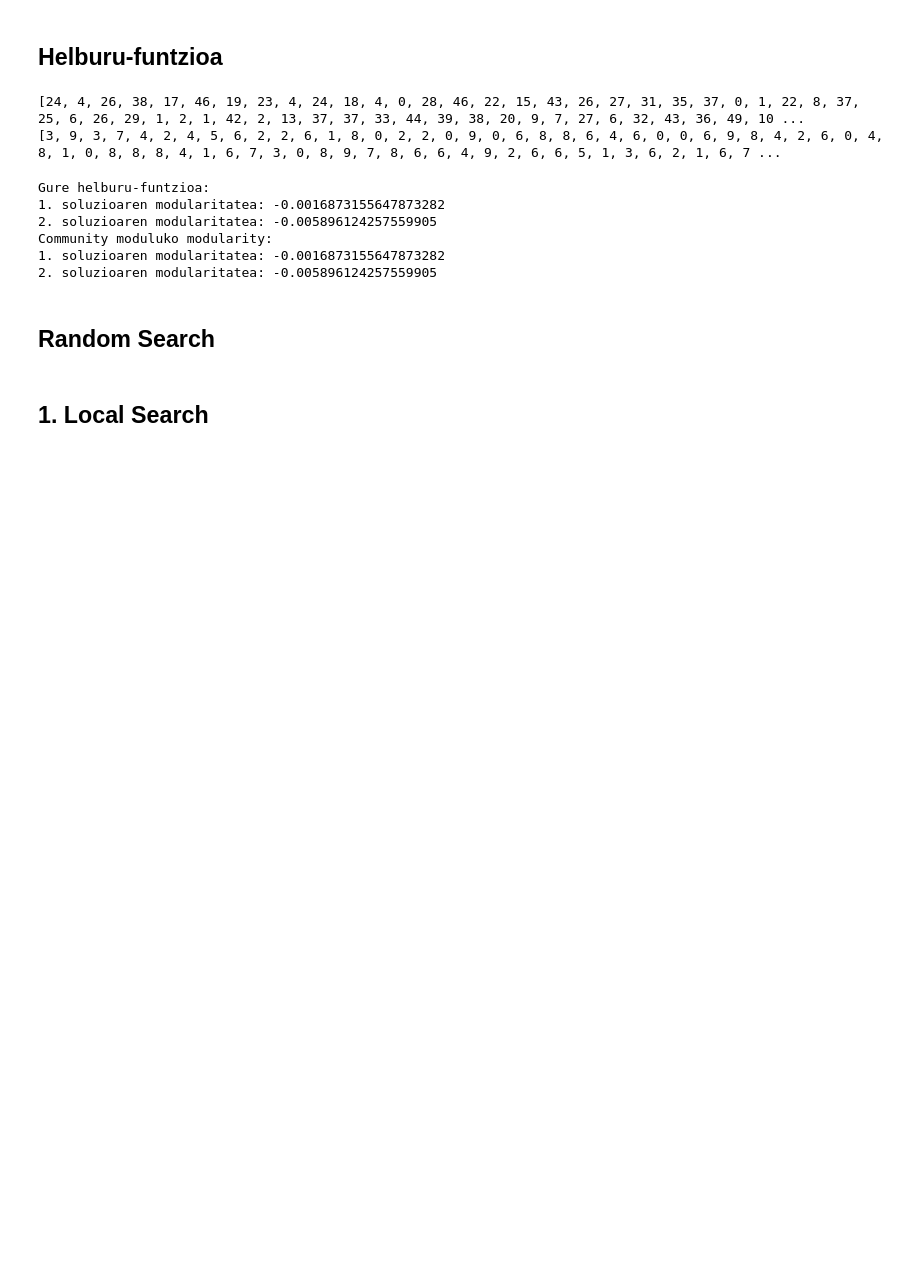
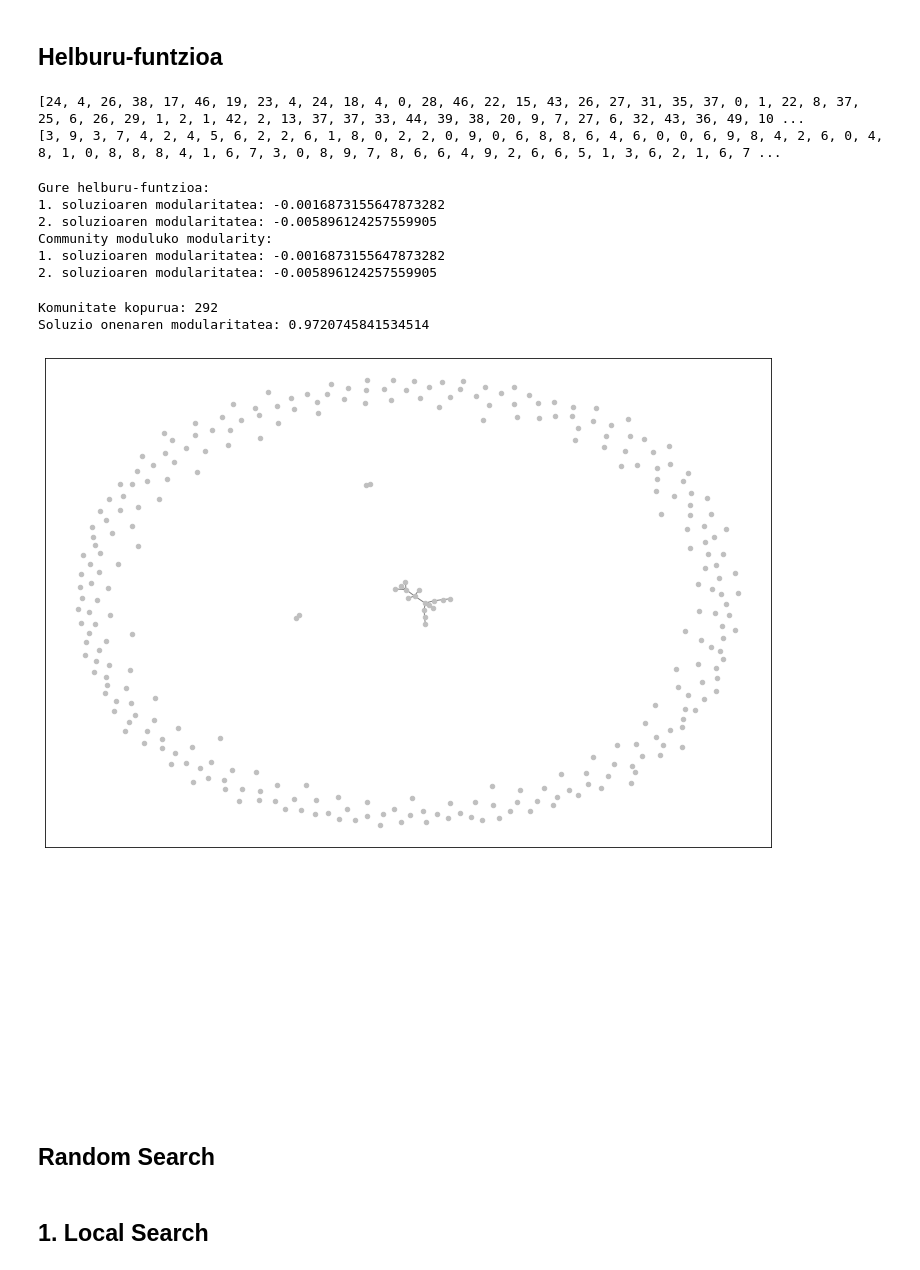
Before and after one commit to juletx/community-detection, a Jupyter notebook: CDP_2_fasea_Ikasle.ipynb, the cells around one changed output. Drawn from its saved outputs; the diff is of its cells as text; code cells hidden in the pictures; blank space fills up the shorter version.

Commit message:
Check best community partition and add more links

```diff
--- a/CDP_2_fasea_Ikasle.ipynb
+++ b/CDP_2_fasea_Ikasle.ipynb
@@ -156,6 +156,19 @@ Gure helburu-funtzioa:
 Community moduluko modularity:
 1. soluzioaren modularitatea: -0.0016873155647873282
 2. soluzioaren modularitatea: -0.005896124257559905
+# %%
+best_partition = community.best_partition(G)
+print("Komunitate kopurua:", max(best_partition.values())+1)
+print("Soluzio onenaren modularitatea:", community.modularity(best_partition, G))
+# %% [output]
+Komunitate kopurua: 292
+Soluzio onenaren modularitatea: 0.9720745841534514
+# %%
+G2 = community.induced_graph(best_partition, G)
+bistaratu_grafoa(G2)
+# %% [output]
+[figure, added]
+[figure, added]
 # %% [markdown]
 ## Random Search
 # %%
```
Also changed, not shown: parts of 7 cells of this notebook.
